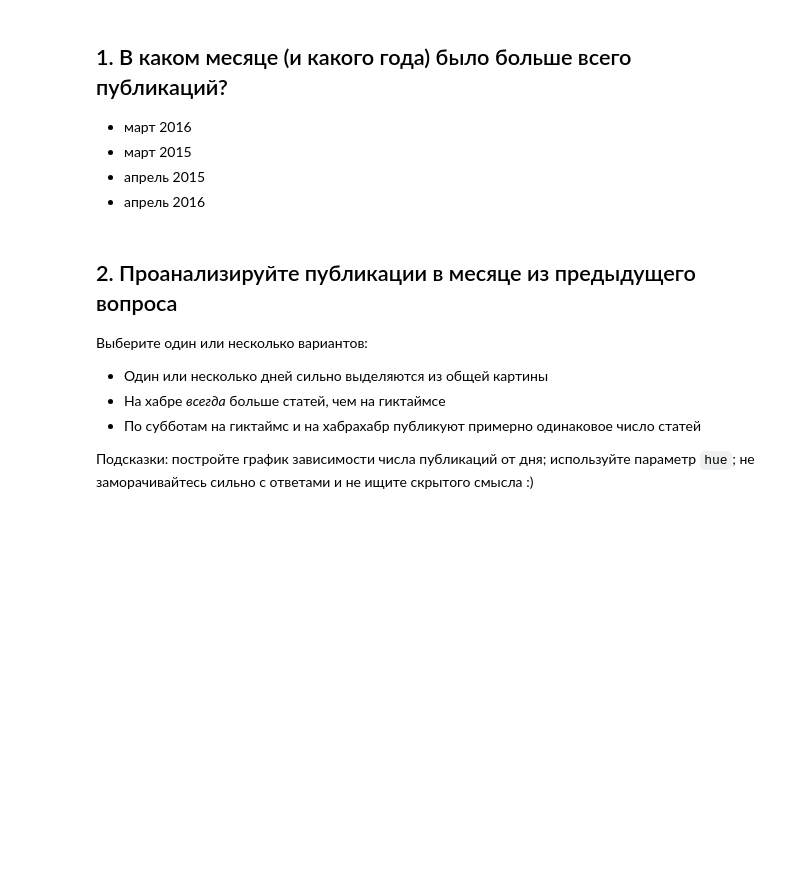
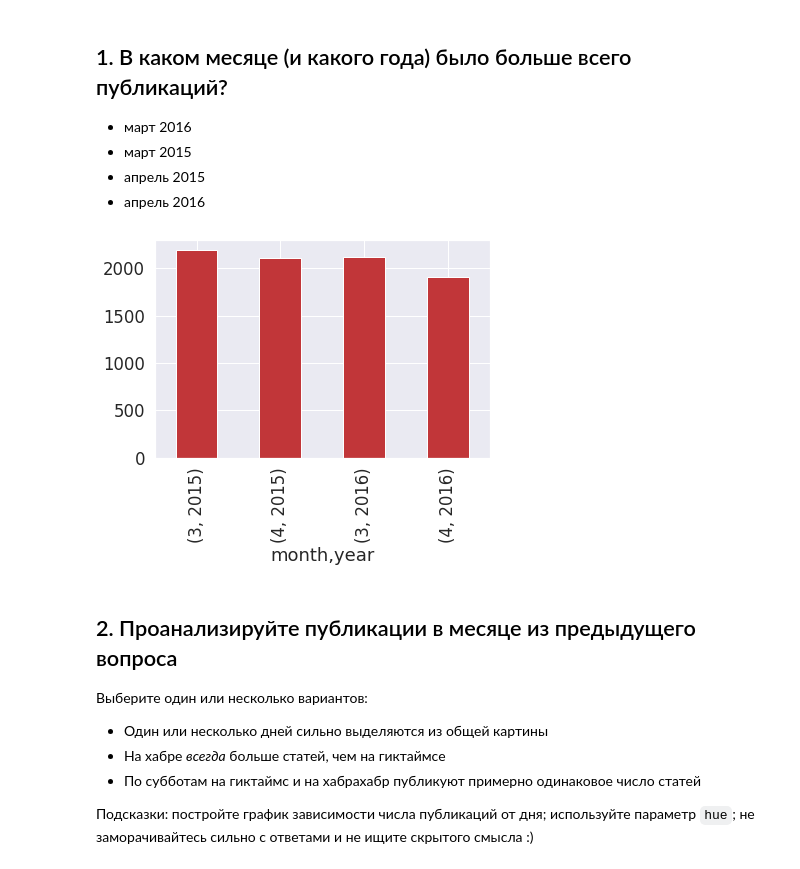
Before and after one commit to trojanskehesten/ODS, a Jupyter notebook: week2/assignment02_habr_visual_analysis.ipynb, the cells around one changed output. Saved outputs shown, nothing was run; the diff lists cells and outputs as text; code cells hidden in the pictures; blank space fills up the shorter version.

```diff
--- a/week2/assignment02_habr_visual_analysis.ipynb
+++ b/week2/assignment02_habr_visual_analysis.ipynb
@@ -112,6 +112,11 @@ df['hour'] = [d.hour for d in df.published]
 * март 2015
 * апрель 2015
 * апрель 2016
+# %%
+df[df['month'].isin([3, 4]) & df['year'].isin([2015, 2016])].groupby(['month', 'year'])['title'].count().sort_index(level=1).plot(kind='bar');
+plt.grid();
+# %% [output]
+[figure, added]
 # %% [markdown]
 ## 2\. Проанализируйте публикации в месяце из предыдущего вопроса
 
```
Also changed, not shown: parts of 14 cells of this notebook.
